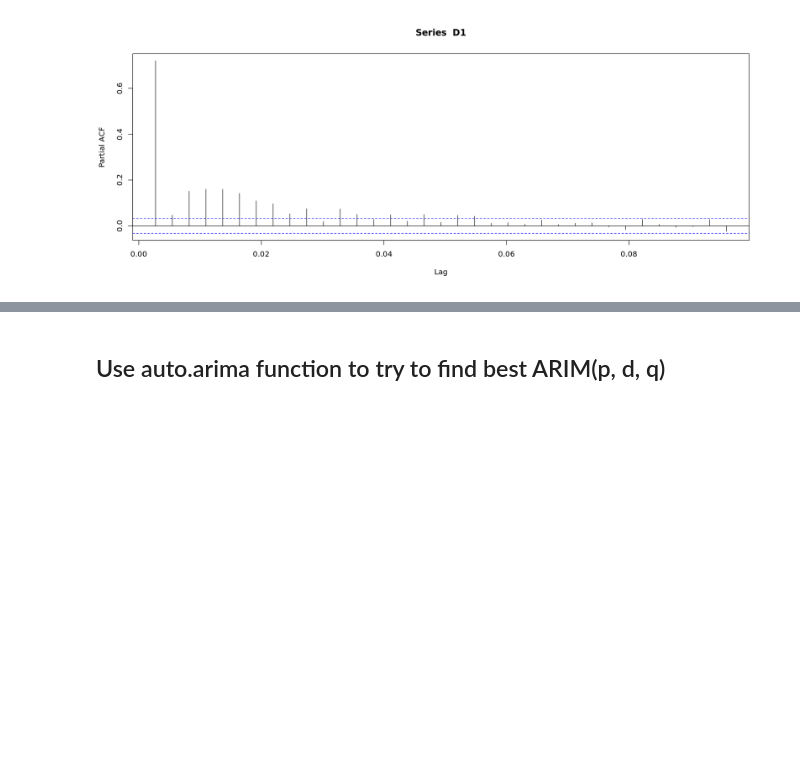
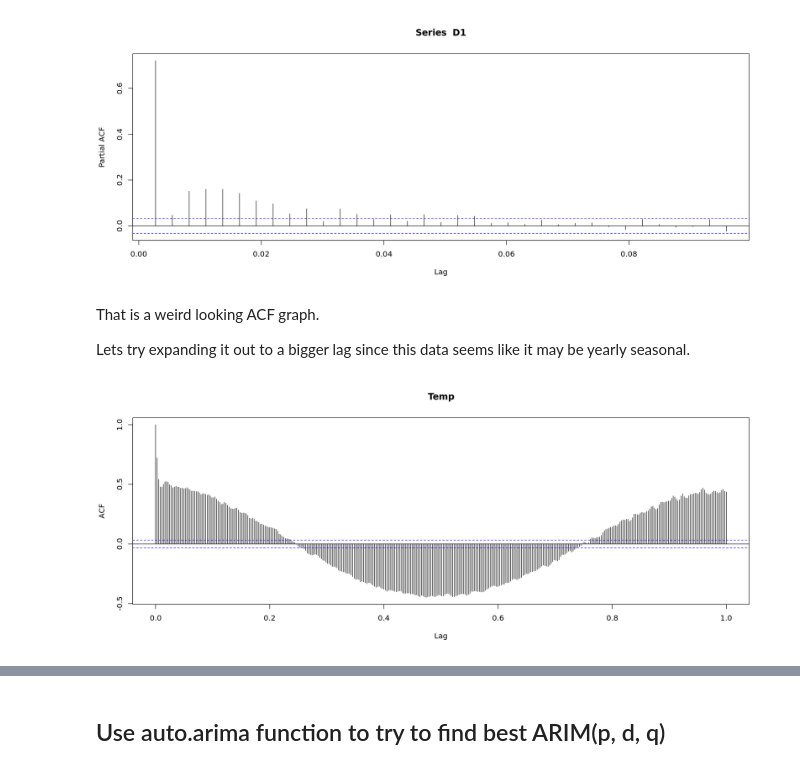
Before and after one commit to EricMaibach/TimeSeries, a Jupyter notebook: FinalProject.ipynb, the cells around one changed output, grey strips where cells are left out. Saved outputs shown, nothing was run; the diff lists cells and outputs as text; code cells hidden in the pictures; blank space fills up the shorter version.

```diff
--- a/FinalProject.ipynb
+++ b/FinalProject.ipynb
@@ -39,5 +39,8 @@ plot(D1, type='o')
 ## Is it a stationary time series?
 # %%
 library(forecast)
+acf1 <- acf
+library(TSA)
+acf <- acf1
 source('https://nmimoto.github.io/R/TS-00.txt')
 # %% [output]
@@ -85,0 +95,9 @@ pacf(D1)
+# %% [markdown]
+That is a weird looking ACF graph.
+
+Lets try expanding it out to a bigger lag since this data seems like it may be yearly seasonal.
+# %%
+options(repr.plot.width=15, repr.plot.height=6)
+acf(D1, lag.max = 365)
+# %% [output]
+[figure, added]
```
Also changed, not shown: parts of 3 cells of this notebook.
